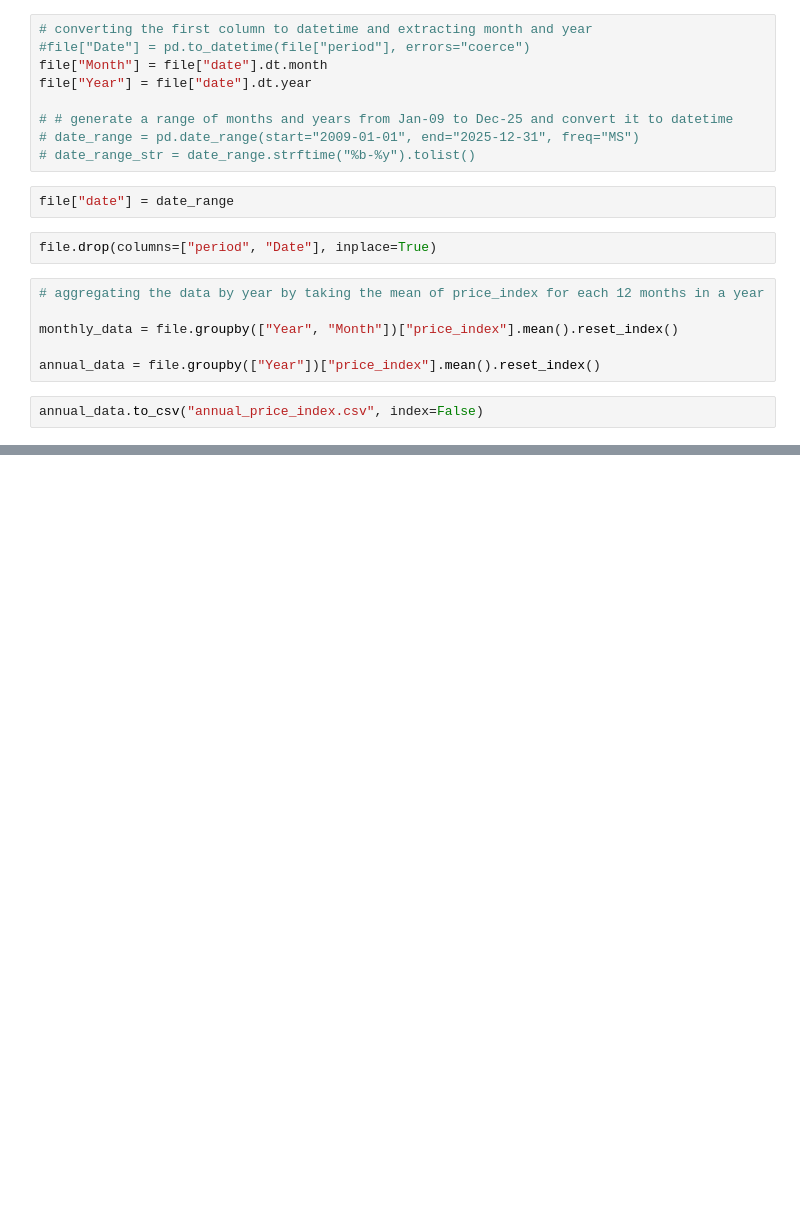
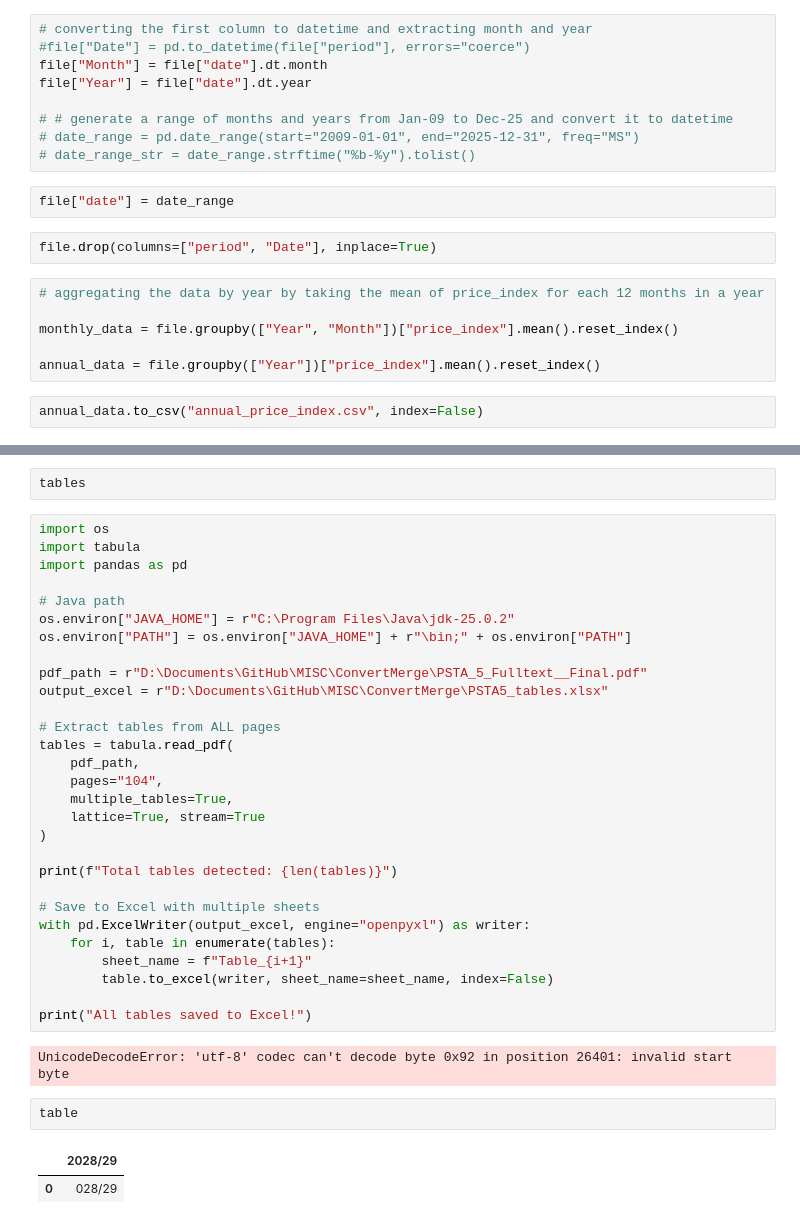
Before and after one commit to Karenzo2150/MISC, a Jupyter notebook: AutoEconomicNews/PyScripts.ipynb, the cells around one changed output, grey strips where cells are left out. Saved outputs shown, nothing was run; the diff lists cells and outputs as text; blank space fills up the shorter version.

```diff
--- a/AutoEconomicNews/PyScripts.ipynb
+++ b/AutoEconomicNews/PyScripts.ipynb
@@ -334,0 +556,38 @@ file.head()
+# %%
+tables
+# %%
+import os
+import tabula
+import pandas as pd
+
+# Java path
+os.environ["JAVA_HOME"] = r"C:\Program Files\Java\jdk-25.0.2"
+os.environ["PATH"] = os.environ["JAVA_HOME"] + r"\bin;" + os.environ["PATH"]
+
+pdf_path = r"D:\Documents\GitHub\MISC\ConvertMerge\PSTA_5_Fulltext__Final.pdf"
+output_excel = r"D:\Documents\GitHub\MISC\ConvertMerge\PSTA5_tables.xlsx"
+
+# Extract tables from ALL pages
+tables = tabula.read_pdf(
+    pdf_path,
+    pages="104",
+    multiple_tables=True,
+    lattice=True, stream=True
+)
+
+print(f"Total tables detected: {len(tables)}")
+
+# Save to Excel with multiple sheets
+with pd.ExcelWriter(output_excel, engine="openpyxl") as writer:
+    for i, table in enumerate(tables):
+        sheet_name = f"Table_{i+1}"
+        table.to_excel(writer, sheet_name=sheet_name, index=False)
+
+print("All tables saved to Excel!")
+# %% [output]
+UnicodeDecodeError: 'utf-8' codec can't decode byte 0x92 in position 26401: invalid start byte
+# %%
+table
+# %% [output]
+|  | 2028/29 |
+| 0 | 028/29 |
```
Also changed, not shown: parts of 15 cells of this notebook, 5 other files.
